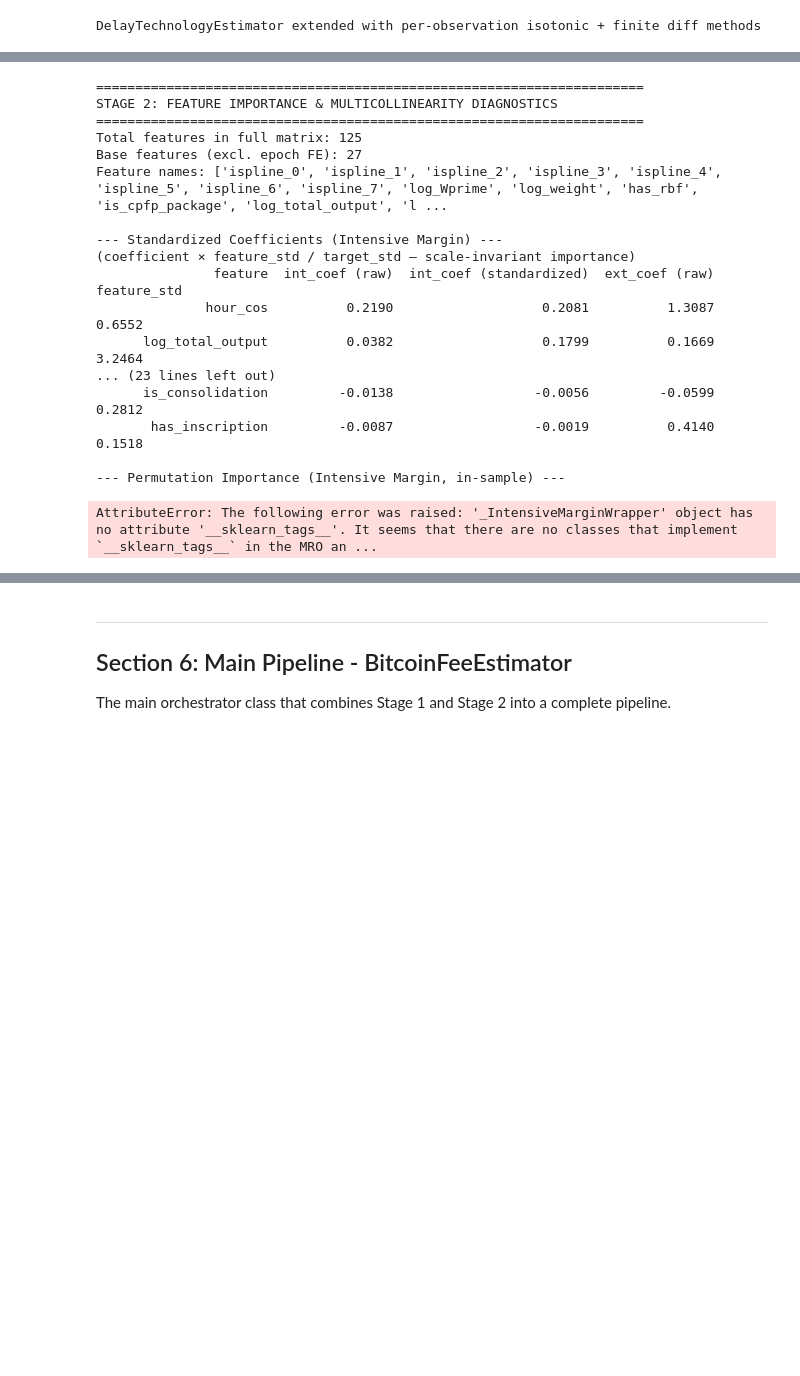
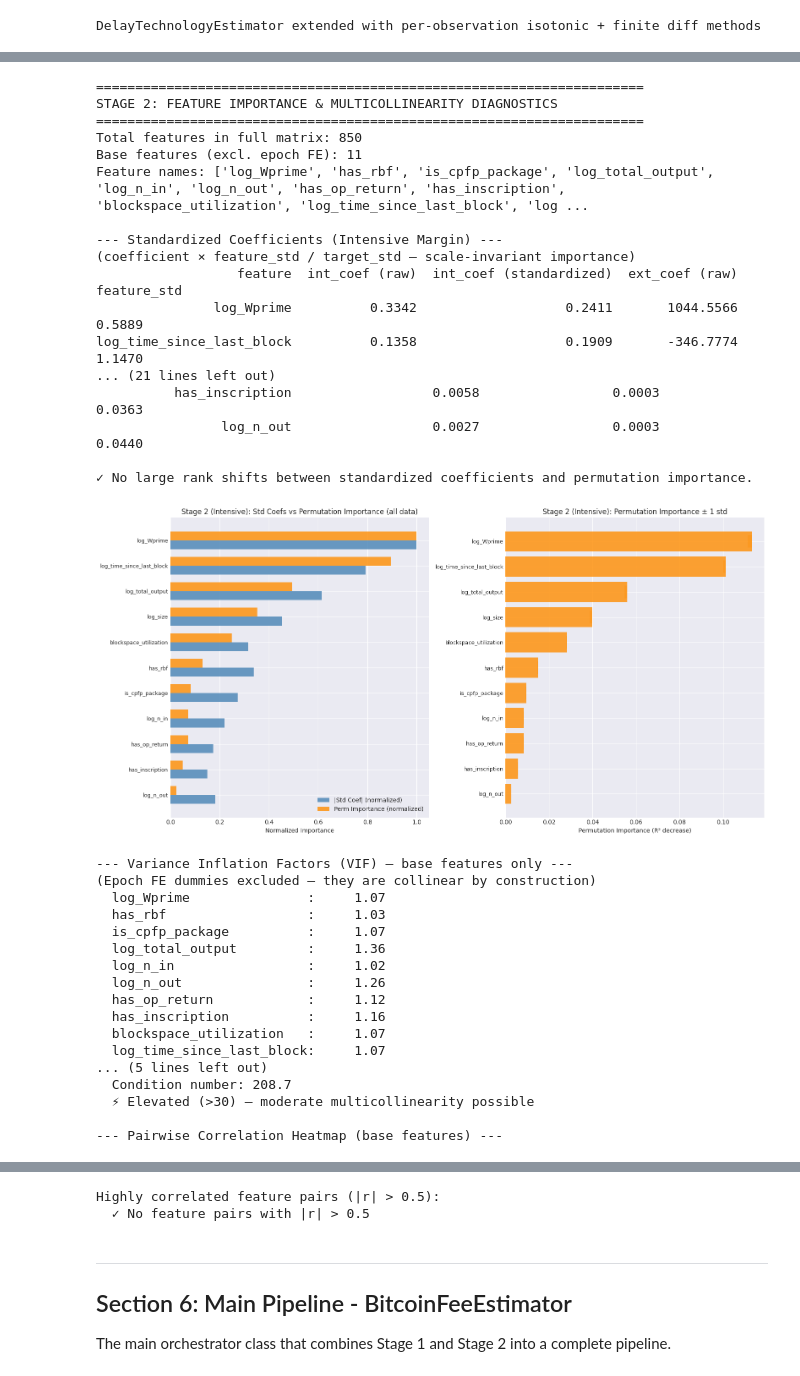
Before and after one commit to Krisp140/bitcoin-fee, a Jupyter notebook: bitcoin_fee_estimation_pipeline.ipynb, the cells around one changed output, grey strips where cells are left out. Cells and saved outputs as stored; diff of their text form; code cells hidden in the pictures; blank space fills up the shorter version.

```diff
--- a/bitcoin_fee_estimation_pipeline.ipynb
+++ b/bitcoin_fee_estimation_pipeline.ipynb
@@ -3139,9 +2991,10 @@ class HurdleFeeModel:
 # Section 5.4: Fit Stage 2 Model
 # =============================================================================
 # Initialize and fit Stage 2 estimator
-stage2 = HurdleFeeModel(config, monotone_direction='increasing', use_ridge=True, ridge_alpha=10.0)
-#high_congestion_mask = df["mempool_tx_count"] >= df["mempool_tx_count"].quantile(0.5)
-#df_high_congestion = df[high_congestion_mask].copy()
+stage2 = HurdleFeeModel(config, use_ridge=False, ridge_alpha=10.0)
+congestion_mask = df["mempool_tx_count"] <= df["mempool_tx_count"].quantile(0.25)
+df_congestion = df[congestion_mask].copy()
+#df = df_congestion
 stage2.fit(df)
 
 # Get coefficient summary
@@ -3228,7 +3084,6 @@ print("=" * 70)
 # --- Build the base feature matrix (excluding epoch FE) ---
 # Get valid observations (same filter as in HurdleFeeModel.fit)
 valid_mask_s2 = (
-    df['log_impatience'].notna() &
     df['log_Wprime'].notna() &
     df['fee_rate'].notna() &
     df['epoch_id'].notna()
@@ -3239,7 +3094,7 @@ df_valid_s2 = df[valid_mask_s2].copy()
 X_full_s2, feat_names_full = stage2._build_feature_matrix(df_valid_s2, fit_spline=False)
 
 # Identify base features (spline + control + state, excluding epoch FE dummies)
-n_base = stage2.ispline.n_basis + len(stage2.CONTROL_FEATURES) + len(stage2.STATE_FEATURES)
+n_base = len(stage2.CONTROL_FEATURES) + len(stage2.STATE_FEATURES)
 X_base_s2 = X_full_s2[:, :n_base]
 base_feature_names = feat_names_full[:n_base]
 
@@ -3364,7 +3219,7 @@ axes[0].barh(y_pos + bar_height/2, plot_df_s2['Perm Importance (mean)'].values /
 axes[0].set_yticks(y_pos)
 axes[0].set_yticklabels(plot_df_s2['feature'].values, fontsize=9)
 axes[0].set_xlabel('Normalized Importance')
-axes[0].set_title('Stage 2 (Intensive): Std Coefs vs Permutation Importance')
+axes[0].set_title('Stage 2 (Intensive): Std Coefs vs Permutation Importance (all data)')
 axes[0].legend(loc='lower right')
 
 # Right panel: permutation importance with error bars
@@ -3404,25 +3259,14 @@ for i, feat in enumerate(base_feature_names):
 
 vif_df_s2 = pd.DataFrame(vif_data_s2)
 
-# Separate spline VIF from non-spline VIF
-spline_vif = vif_df_s2[vif_df_s2['Feature'].str.startswith('ispline')]
-non_spline_vif = vif_df_s2[~vif_df_s2['Feature'].str.startswith('ispline')]
+high_vif_s2 = vif_df_s2[vif_df_s2['VIF'] > 5]
 
-high_spline = spline_vif[spline_vif['VIF'] > 5]
-high_nonspline = non_spline_vif[non_spline_vif['VIF'] > 5]
-
-if len(high_spline) > 0:
-    print(f"\nNote: {len(high_spline)} I-spline basis function(s) have VIF > 5.")
-    print("  This is EXPECTED for spline bases (cumulative monotone functions are correlated by construction).")
-    print("  Spline collinearity does not bias the overall spline effect — only individual basis coefficients")
-    print("  are poorly identified, but the fitted curve s(impatience) remains stable.")
-
-if len(high_nonspline) > 0:
-    print(f"\n⚠ {len(high_nonspline)} non-spline feature(s) with VIF > 5 — potential concern:")
-    for _, row in high_nonspline.iterrows():
+if len(high_vif_s2) > 0:
+    print(f"\n⚠ {len(high_vif_s2)} feature(s) with VIF > 5 — potential multicollinearity:")
+    for _, row in high_vif_s2.iterrows():
         print(f"  {row['Feature']}: VIF = {row['VIF']:.2f}")
 else:
-    print("\n✓ All non-spline features have VIF < 5 — no strong multicollinearity among controls.")
+    print("\n✓ All features have VIF < 5 — no strong multicollinearity detected.")
 
 # =====================================================================
 # 5. Condition Number (base features only)
@@ -3432,7 +3276,6 @@ print(f"\n--- Condition Number of Stage 2 Base Feature Matrix ---")
 print(f"  Condition number: {cond_number_s2:.1f}")
 if cond_number_s2 > 1000:
     print(f"  ⚠ Very high (>1000) — severe multicollinearity likely")
-    print(f"  (Note: I-spline bases often inflate condition number; Ridge regularization mitigates this)")
 elif cond_number_s2 > 30:
     print(f"  ⚡ Elevated (>30) — moderate multicollinearity possible")
 else:
@@ -3448,43 +3291,59 @@ fig, ax = plt.subplots(figsize=(14, 12))
 mask_s2 = np.triu(np.ones_like(corr_matrix_s2, dtype=bool), k=1)
 sns.heatmap(corr_matrix_s2, mask=mask_s2, annot=True, fmt='.2f', cmap='RdBu_r',
             center=0, vmin=-1, vmax=1, square=True, linewidths=0.5,
             ax=ax, annot_kws={'size': 7})
 ax.set_title('Stage 2: Base Feature Correlation Matrix (excl. Epoch FE)', fontsize=14)
 plt.tight_layout()
 plt.savefig('/home/kristian/notebooks/plots/stage2_correlation_heatmap.png', dpi=150, bbox_inches='tight')
 plt.show()
 
 # Print highly correlated pairs (excluding spline-spline pairs)
 print("\nHighly correlated feature pairs (|r| > 0.5):")
 high_corr_found_s2 = False
 for i in range(len(corr_matrix_s2)):
     for j in range(i+1, len(corr_matrix_s2)):
         r = corr_matrix_s2.iloc[i, j]
         if abs(r) > 0.5:
             feat_i = corr_matrix_s2.index[i]
             feat_j = corr_matrix_s2.columns[j]
-            is_spline_pair = feat_i.startswith('ispline') and feat_j.startswith('ispline')
-            marker = " (spline-spline, expected)" if is_spline_pair else ""
+            marker = ""
             high_corr_found_s2 = True
             print(f"  {feat_i:25s} ↔ {feat_j:25s}: r = {r:.3f}{marker}")
 if not high_corr_found_s2:
     print("  ✓ No feature pairs with |r| > 0.5")
 # %% [output]
 ======================================================================
 STAGE 2: FEATURE IMPORTANCE & MULTICOLLINEARITY DIAGNOSTICS
 ======================================================================
-Total features in full matrix: 125
-Base features (excl. epoch FE): 27
-Feature names: ['ispline_0', 'ispline_1', 'ispline_2', 'ispline_3', 'ispline_4', 'ispline_5', 'ispline_6', 'ispline_7', 'log_Wprime', 'log_weight', 'has_rbf', 'is_cpfp_package', 'log_total_output', 'l ...
+Total features in full matrix: 850
+Base features (excl. epoch FE): 11
+Feature names: ['log_Wprime', 'has_rbf', 'is_cpfp_package', 'log_total_output', 'log_n_in', 'log_n_out', 'has_op_return', 'has_inscription', 'blockspace_utilization', 'log_time_since_last_block', 'log ...
 
 --- Standardized Coefficients (Intensive Margin) ---
 (coefficient × feature_std / target_std — scale-invariant importance)
-               feature  int_coef (raw)  int_coef (standardized)  ext_coef (raw)  feature_std
-              hour_cos          0.2190                   0.2081          1.3087       0.6552
-      log_total_output          0.0382                   0.1799          0.1669       3.2464
-... (23 lines left out)
-      is_consolidation         -0.0138                  -0.0056         -0.0599       0.2812
-       has_inscription         -0.0087                  -0.0019          0.4140       0.1518
+                  feature  int_coef (raw)  int_coef (standardized)  ext_coef (raw)  feature_std
+               log_Wprime          0.3342                   0.2411       1044.5566       0.5889
+log_time_since_last_block          0.1358                   0.1909       -346.7774       1.1470
+... (21 lines left out)
+          has_inscription                  0.0058                 0.0003          0.0363
+                log_n_out                  0.0027                 0.0003          0.0440
 
---- Permutation Importance (Intensive Margin, in-sample) ---
+✓ No large rank shifts between standardized coefficients and permutation importance.
+[figure, added]
-AttributeError: The following error was raised: '_IntensiveMarginWrapper' object has no attribute '__sklearn_tags__'. It seems that there are no classes that implement `__sklearn_tags__` in the MRO an ...
+--- Variance Inflation Factors (VIF) — base features only ---
+(Epoch FE dummies excluded — they are collinear by construction)
+  log_Wprime               :     1.07
+  has_rbf                  :     1.03
+  is_cpfp_package          :     1.07
+  log_total_output         :     1.36
+  log_n_in                 :     1.02
+  log_n_out                :     1.26
+  has_op_return            :     1.12
+  has_inscription          :     1.16
+  blockspace_utilization   :     1.07
+  log_time_since_last_block:     1.07
+... (5 lines left out)
+  Condition number: 208.7
+  ⚡ Elevated (>30) — moderate multicollinearity possible
+
+--- Pairwise Correlation Heatmap (base features) ---
@@ -3491,3 +3351,5 @@ AttributeError: The following error was raised: '_IntensiveMarginWrapper' object
+Highly correlated feature pairs (|r| > 0.5):
+  ✓ No feature pairs with |r| > 0.5
 # %% [markdown]
 ---
 ## Section 6: Main Pipeline - BitcoinFeeEstimator
```
Also changed, not shown: parts of 31 cells of this notebook, 34 other files.
